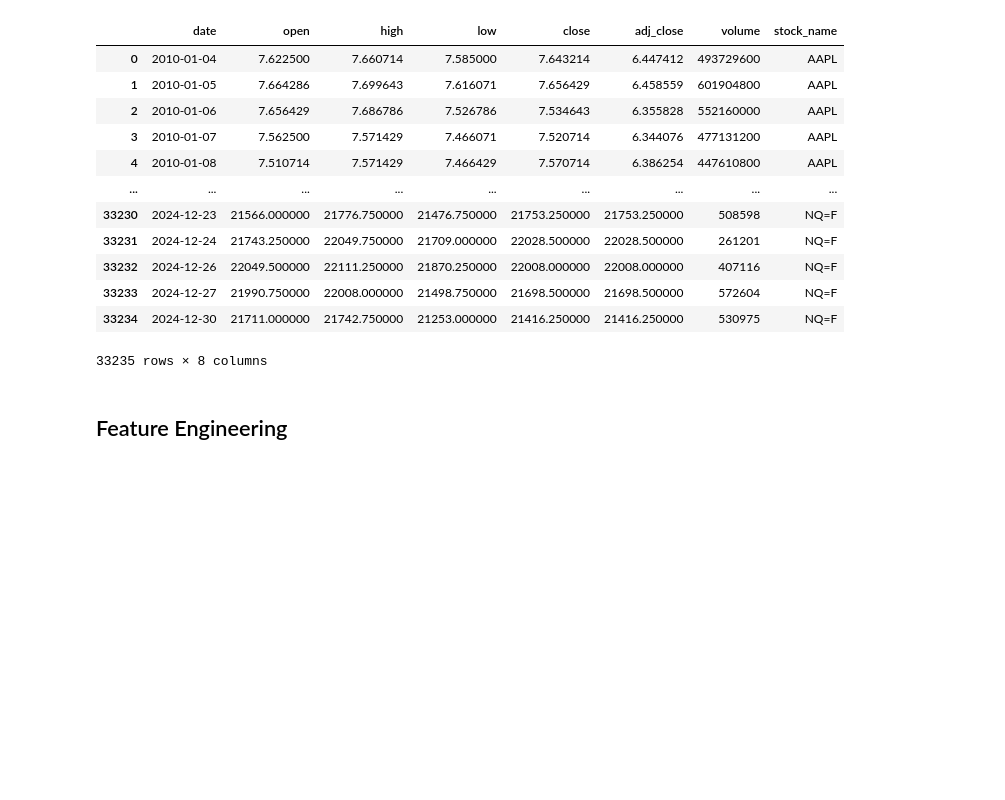
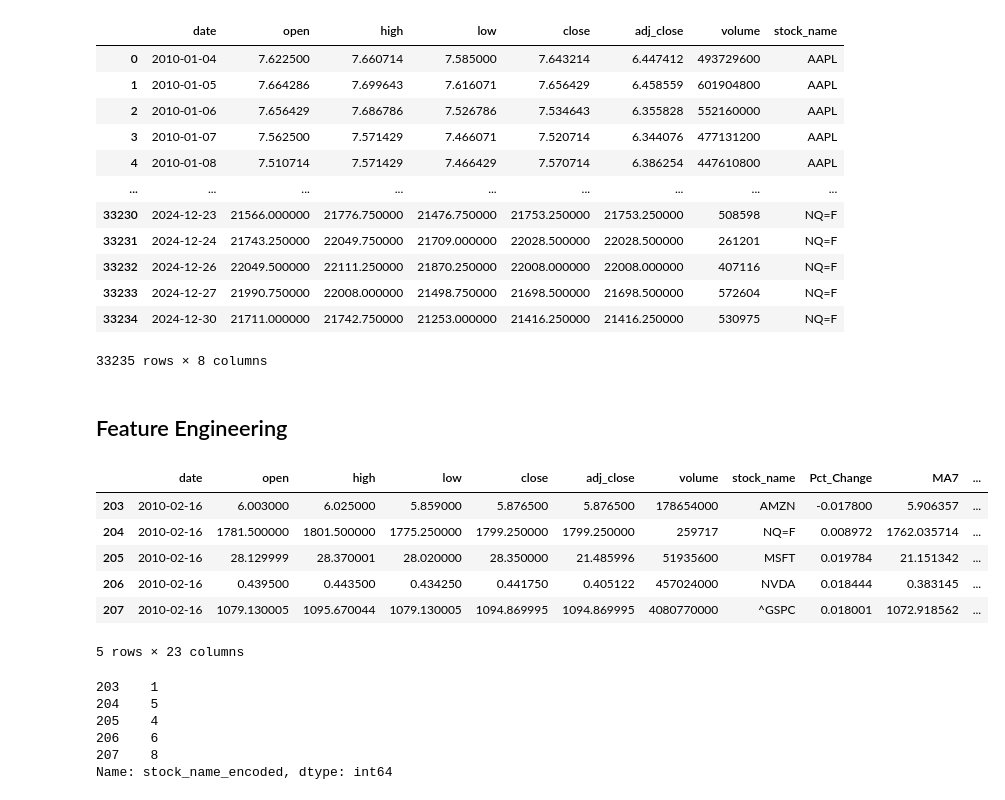
Before and after one commit to duranyi46/PredictStock_TA, a Jupyter notebook: notebooks/modelling.ipynb, the cells around one changed output. Drawn from its saved outputs; the diff is of its cells as text; code cells hidden in the pictures; blank space fills up the shorter version.

```diff
--- a/notebooks/modelling.ipynb
+++ b/notebooks/modelling.ipynb
@@ -150,0 +125,10 @@ X_train, X_test, y_train, y_test = train_test_split(X_lstm, y_lstm, test_size=0.
+# %%
+data.head()
+# %% [output]
+|  | date | open | high | low | close | adj_close | volume | stock_name | Pct_Change | MA7 | ... |
+| 203 | 2010-02-16 | 6.003000 | 6.025000 | 5.859000 | 5.876500 | 5.876500 | 178654000 | AMZN | -0.017800 | 5.906357 | ... |
+| 204 | 2010-02-16 | 1781.500000 | 1801.500000 | 1775.250000 | 1799.250000 | 1799.250000 | 259717 | NQ=F | 0.008972 | 1762.035714 | ... |
+| 205 | 2010-02-16 | 28.129999 | 28.370001 | 28.020000 | 28.350000 | 21.485996 | 51935600 | MSFT | 0.019784 | 21.151342 | ... |
+| 206 | 2010-02-16 | 0.439500 | 0.443500 | 0.434250 | 0.441750 | 0.405122 | 457024000 | NVDA | 0.018444 | 0.383145 | ... |
+| 207 | 2010-02-16 | 1079.130005 | 1095.670044 | 1079.130005 | 1094.869995 | 1094.869995 | 4080770000 | ^GSPC | 0.018001 | 1072.918562 | ... |
+5 rows × 23 columns
@@ -150,0 +143,9 @@ X_train, X_test, y_train, y_test = train_test_split(X_lstm, y_lstm, test_size=0.
+# %%
+data['stock_name_encoded'].head()
+# %% [output]
+203    1
+204    5
+205    4
+206    6
+207    8
+Name: stock_name_encoded, dtype: int64
```
Also changed, not shown: parts of 5 cells of this notebook.
